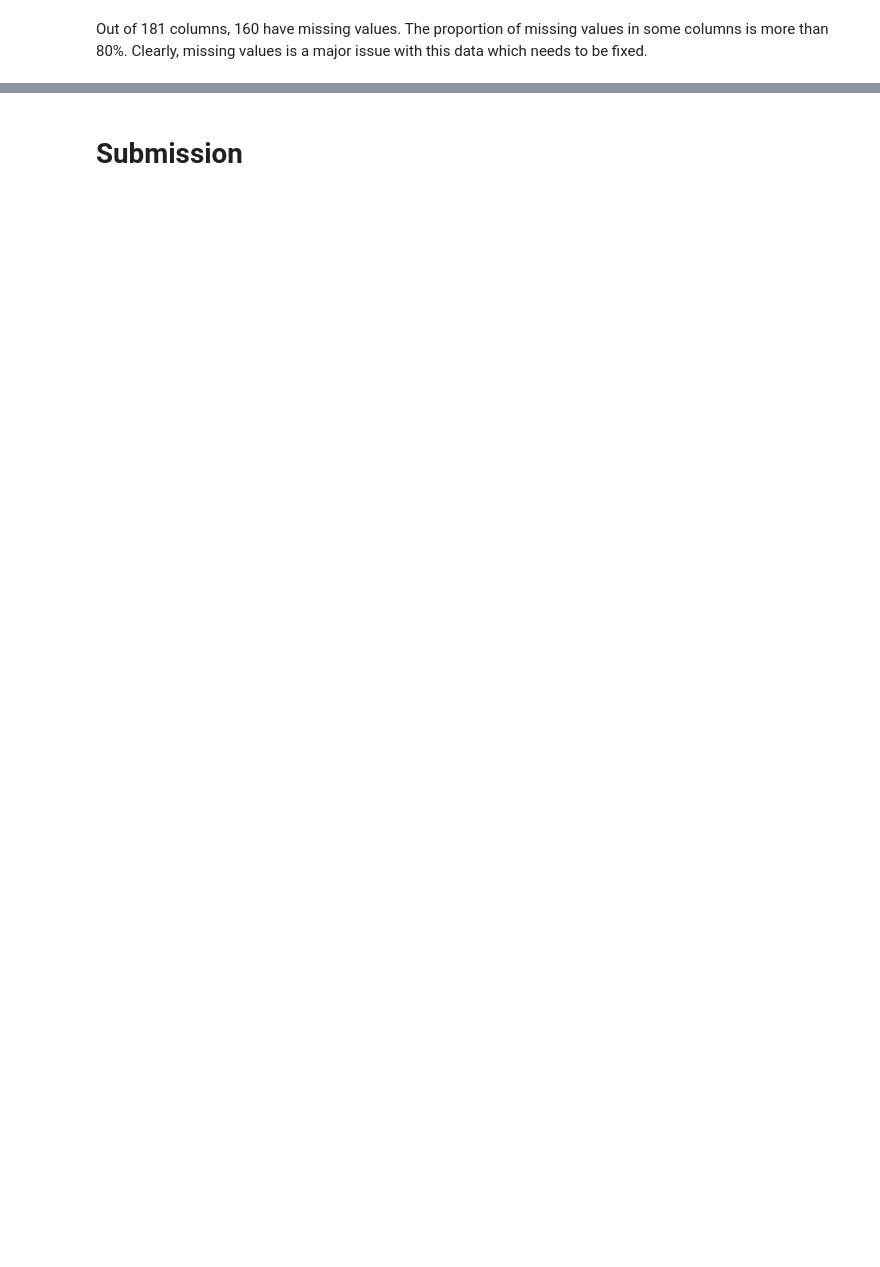
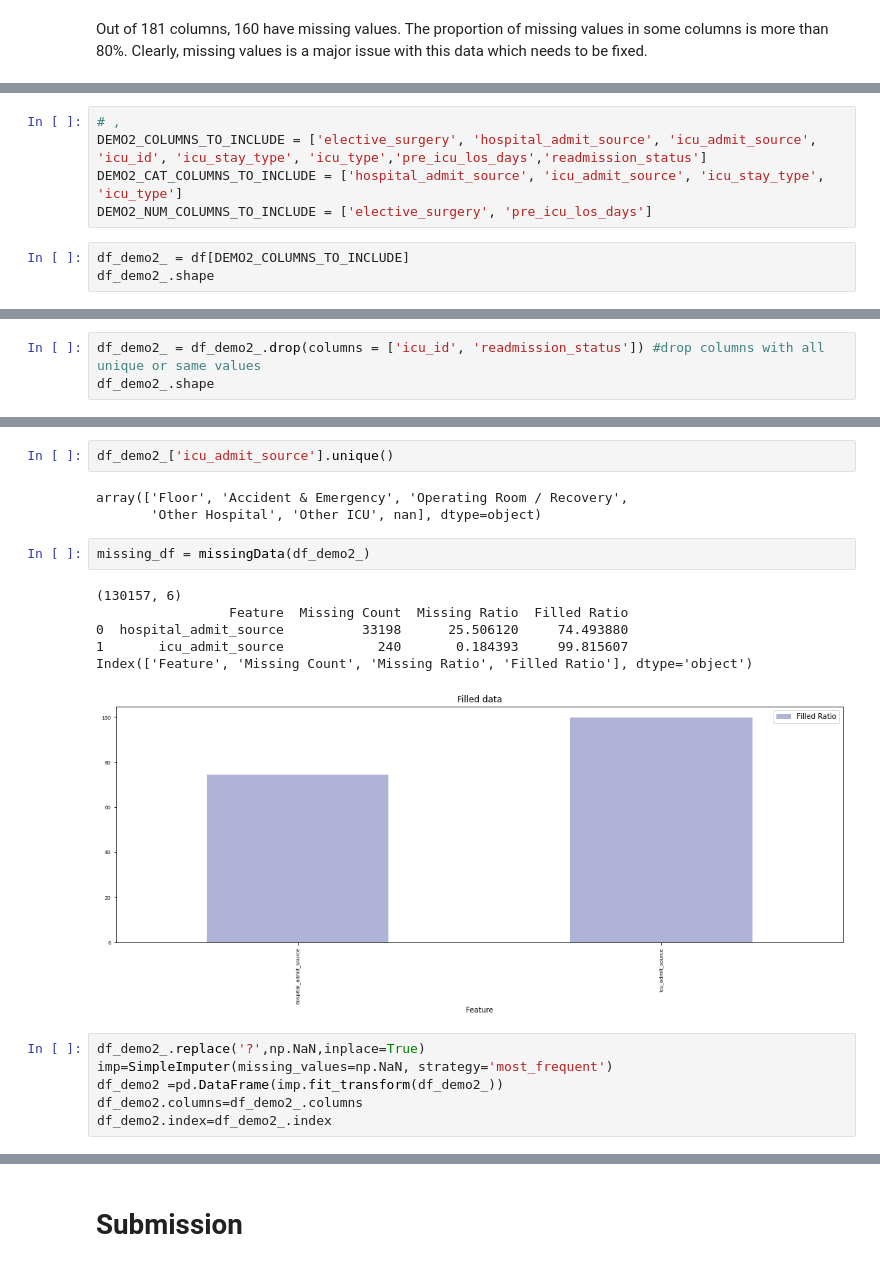
Before and after one commit to sreedevigattu/wids2021, a Jupyter notebook: model.ipynb, the cells around one changed output, grey strips where cells are left out. Cells and saved outputs as stored; diff of their text form; blank space fills up the shorter version.

```diff
--- a/model.ipynb
+++ b/model.ipynb
@@ -836,0 +643,8 @@ Time taken: 0:01:02.441190
+# %%
+# ,
+DEMO2_COLUMNS_TO_INCLUDE = ['elective_surgery', 'hospital_admit_source', 'icu_admit_source', 'icu_id', 'icu_stay_type', 'icu_type','pre_icu_los_days','readmission_status']
+DEMO2_CAT_COLUMNS_TO_INCLUDE = ['hospital_admit_source', 'icu_admit_source', 'icu_stay_type', 'icu_type']
+DEMO2_NUM_COLUMNS_TO_INCLUDE = ['elective_surgery', 'pre_icu_los_days']
+# %%
+df_demo2_ = df[DEMO2_COLUMNS_TO_INCLUDE]
+df_demo2_.shape
@@ -836,0 +653,3 @@ Time taken: 0:01:02.441190
+# %%
+df_demo2_ = df_demo2_.drop(columns = ['icu_id', 'readmission_status']) #drop columns with all unique or same values
+df_demo2_.shape
@@ -836,0 +676,20 @@ Time taken: 0:01:02.441190
+# %%
+df_demo2_['icu_admit_source'].unique()
+# %% [output]
+array(['Floor', 'Accident & Emergency', 'Operating Room / Recovery',
+       'Other Hospital', 'Other ICU', nan], dtype=object)
+# %%
+missing_df = missingData(df_demo2_)
+# %% [output]
+(130157, 6)
+                 Feature  Missing Count  Missing Ratio  Filled Ratio
+0  hospital_admit_source          33198      25.506120     74.493880
+1       icu_admit_source            240       0.184393     99.815607
+Index(['Feature', 'Missing Count', 'Missing Ratio', 'Filled Ratio'], dtype='object')
+[figure, added]
+# %%
+df_demo2_.replace('?',np.NaN,inplace=True)
+imp=SimpleImputer(missing_values=np.NaN, strategy='most_frequent')
+df_demo2 =pd.DataFrame(imp.fit_transform(df_demo2_))
+df_demo2.columns=df_demo2_.columns
+df_demo2.index=df_demo2_.index
```
Also changed, not shown: parts of 125 cells of this notebook.
